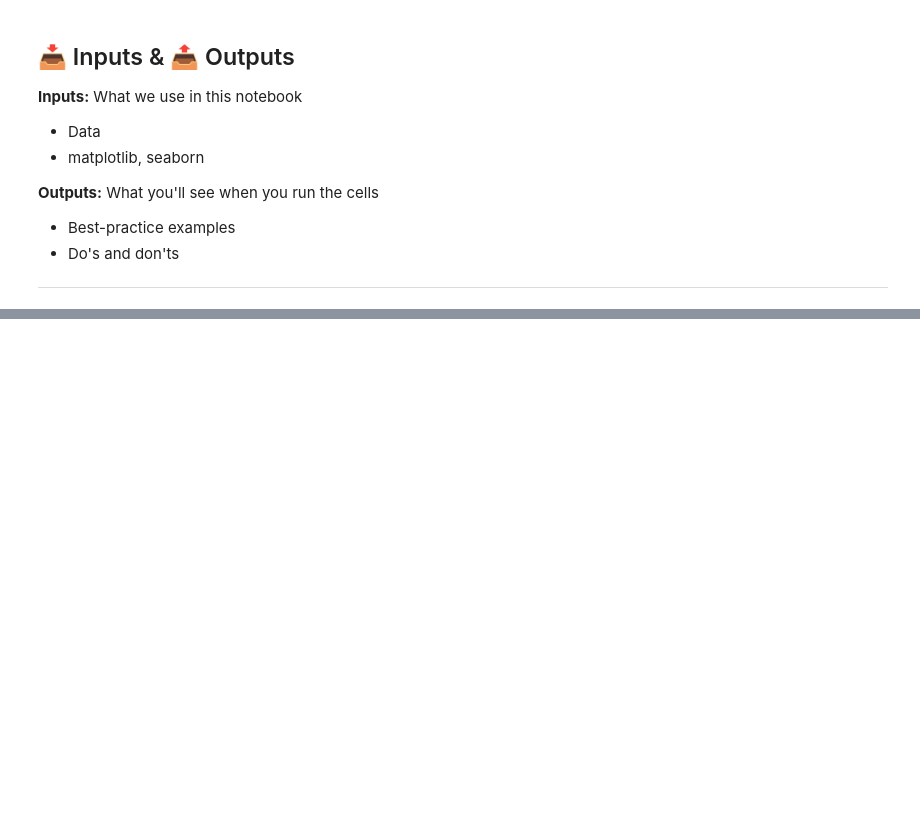
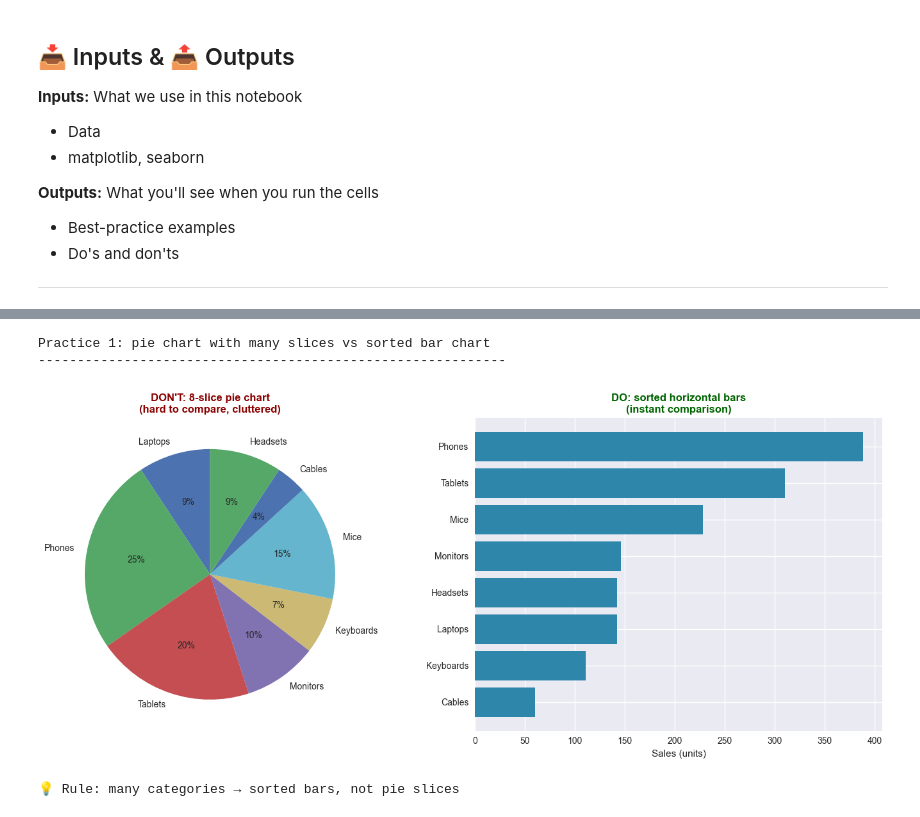
Before and after one commit to A-Alwabel/AI-Diploma-Program, a Jupyter notebook: Course 05/unit3-visualization/examples/07_visualization_best_practices.ipynb, the cells around one changed output, grey strips where cells are left out. Drawn from its saved outputs; the diff is of its cells as text; code cells hidden in the pictures; blank space fills up the shorter version.

```diff
--- a/Course 05/unit3-visualization/examples/07_visualization_best_practices.ipynb
+++ b/Course 05/unit3-visualization/examples/07_visualization_best_practices.ipynb
@@ -175,0 +53,17 @@ Best Practices:
+# %%
+# Imports
+import numpy as np
+import pandas as pd
+import matplotlib.pyplot as plt
+import seaborn as sns
+
+plt.style.use('seaborn-v0_8')
+print("✅ Libraries imported!")
+print("\nVisualization Best Practices - shown, not just listed")
+print("=" * 60)
+print("""
+Principles we will DEMONSTRATE below (each with a don't/do chart pair):
+  1. Choose the right chart type (and avoid clutter)
+  2. Use honest axis scales
+  3. Highlight the story - guide the reader's eye
+""")
@@ -175,0 +85,27 @@ Best Practices:
+# %%
+print("Practice 1: pie chart with many slices vs sorted bar chart")
+print("-" * 60)
+
+np.random.seed(42)
+products = ['Laptops', 'Phones', 'Tablets', 'Monitors', 'Keyboards',
+            'Mice', 'Cables', 'Headsets']
+sales = np.random.randint(40, 400, len(products))
+
+fig, axes = plt.subplots(1, 2, figsize=(14, 6))
+axes[0].pie(sales, labels=products, autopct='%1.0f%%', startangle=90)
+axes[0].set_title("DON'T: 8-slice pie chart\n(hard to compare, cluttered)",
+                  color='darkred', fontweight='bold')
+
+order = np.argsort(sales)
+axes[1].barh(np.array(products)[order], sales[order], color='#2E86AB')
+axes[1].set_xlabel('Sales (units)')
+axes[1].set_title('DO: sorted horizontal bars\n(instant comparison)',
+                  color='darkgreen', fontweight='bold')
+plt.tight_layout()
+plt.show()
+print("💡 Rule: many categories → sorted bars, not pie slices")
+# %% [output]
+Practice 1: pie chart with many slices vs sorted bar chart
+------------------------------------------------------------
+[figure, added]
+💡 Rule: many categories → sorted bars, not pie slices
```
Also changed, not shown: parts of 10 cells of this notebook, 57 other files.
